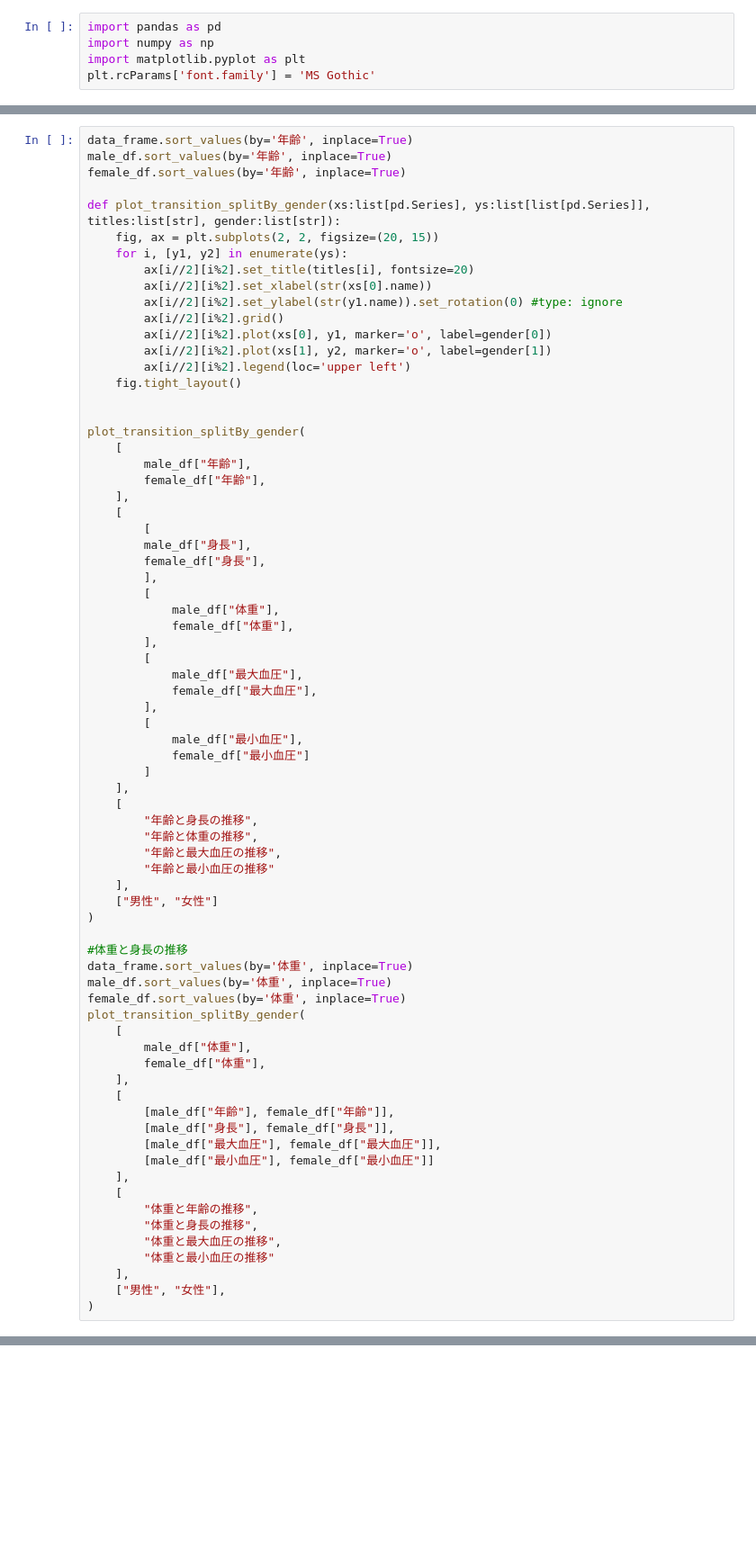
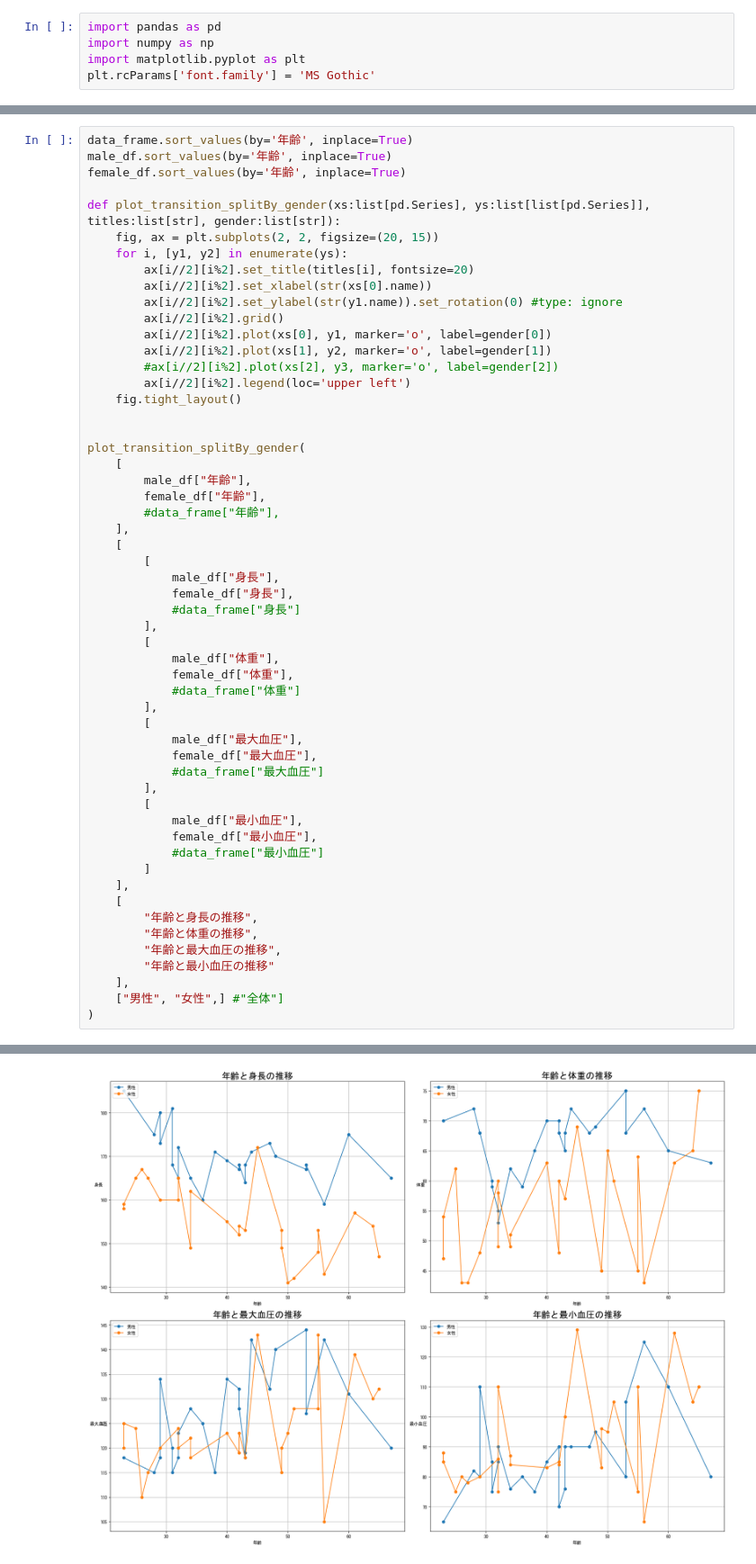
Before and after one commit to tsyu12345/Statics1-Report, a Jupyter notebook: note.ipynb, the cells around one changed output, grey strips where cells are left out. Shown at 90% size. Drawn from its saved outputs; the diff is of its cells as text; blank space fills up the shorter version.

```diff
--- a/note.ipynb
+++ b/note.ipynb
@@ -77,6 +103,7 @@ def plot_transition_splitBy_gender(xs:list[pd.Series], ys:list[list[pd.Series]],
         ax[i//2][i%2].grid()
         ax[i//2][i%2].plot(xs[0], y1, marker='o', label=gender[0])
         ax[i//2][i%2].plot(xs[1], y2, marker='o', label=gender[1])
+        #ax[i//2][i%2].plot(xs[2], y3, marker='o', label=gender[2])
         ax[i//2][i%2].legend(loc='upper left')
     fig.tight_layout()
 
@@ -85,23 +112,28 @@ plot_transition_splitBy_gender(
     [
         male_df["年齢"],
         female_df["年齢"],
+        #data_frame["年齢"],
     ],
     [
         [
-        male_df["身長"],
-        female_df["身長"],
+            male_df["身長"],
+            female_df["身長"],
+            #data_frame["身長"]
         ],
         [
             male_df["体重"],
             female_df["体重"],
+            #data_frame["体重"]
         ],
         [
             male_df["最大血圧"],
             female_df["最大血圧"],
+            #data_frame["最大血圧"]
         ],
         [
             male_df["最小血圧"],
-            female_df["最小血圧"]
+            female_df["最小血圧"],
+            #data_frame["最小血圧"]
         ]
     ],
     [
@@ -110,29 +142,6 @@ plot_transition_splitBy_gender(
         "年齢と最大血圧の推移",
         "年齢と最小血圧の推移"
     ],
-    ["男性", "女性"]
+    ["男性", "女性",] #"全体"]
 )
-
-#体重と身長の推移
-data_frame.sort_values(by='体重', inplace=True)
-male_df.sort_values(by='体重', inplace=True)
-female_df.sort_values(by='体重', inplace=True)
-plot_transition_splitBy_gender(
-    [
-        male_df["体重"],
-        female_df["体重"],
-    ],
-    [
-        [male_df["年齢"], female_df["年齢"]],
-        [male_df["身長"], female_df["身長"]],
-        [male_df["最大血圧"], female_df["最大血圧"]],
-        [male_df["最小血圧"], female_df["最小血圧"]]
-    ],
-    [
-        "体重と年齢の推移",
-        "体重と身長の推移",
-        "体重と最大血圧の推移",
-        "体重と最小血圧の推移"
-    ],
-    ["男性", "女性"],
-)
+# %% [output]
@@ -138,0 +156 @@ plot_transition_splitBy_gender(
+[figure, added]
```
Also changed, not shown: parts of 15 cells of this notebook, 20 other files.
